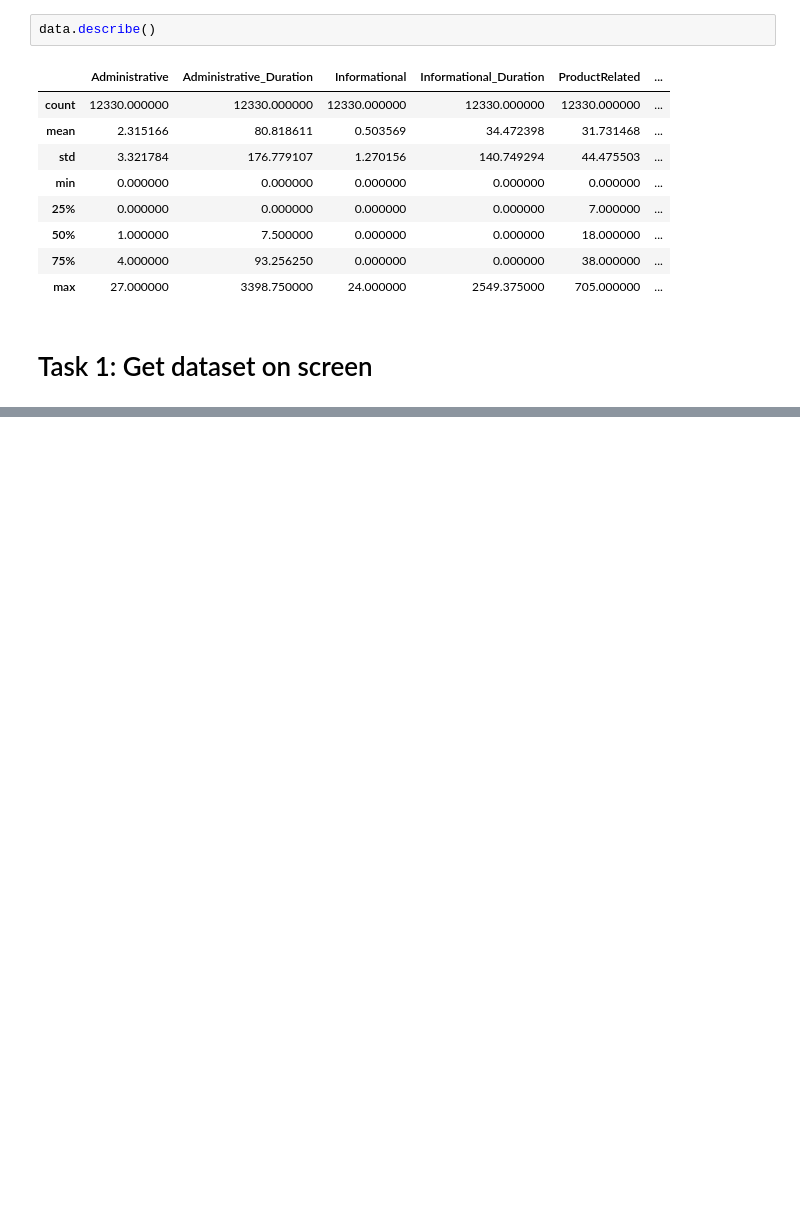
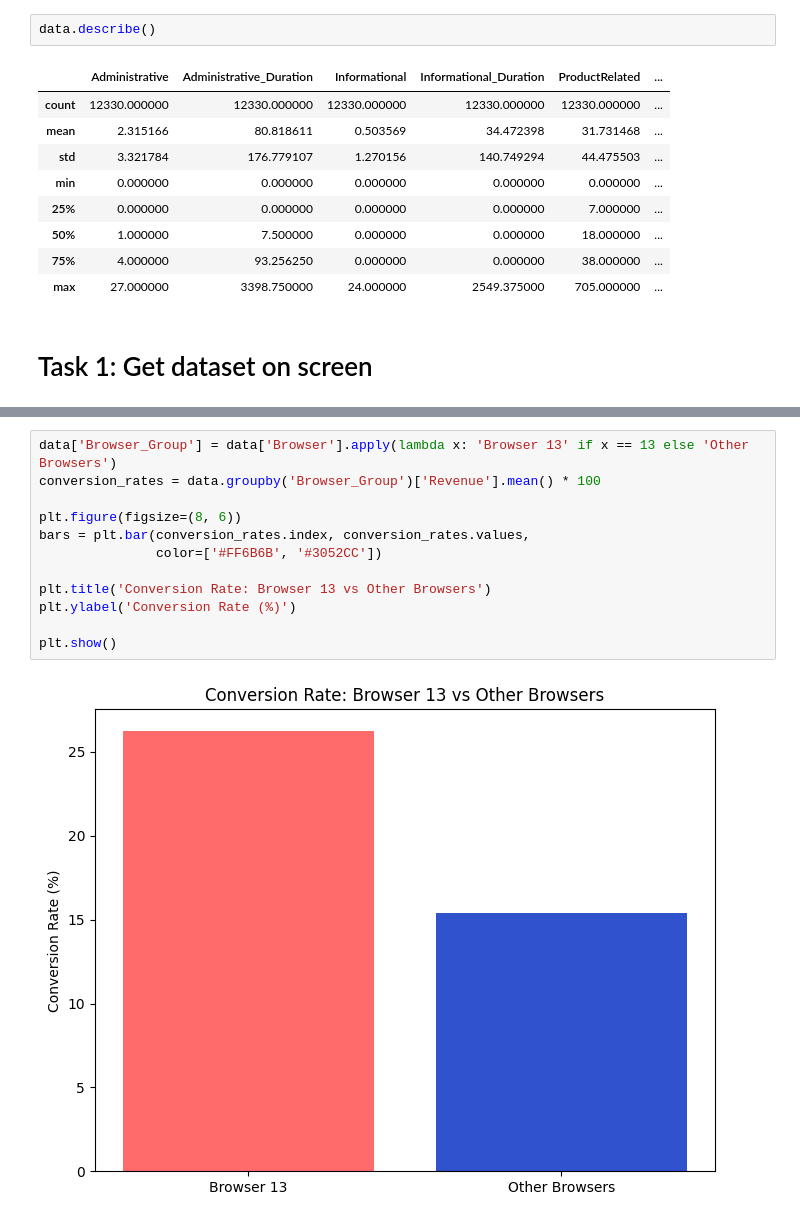
Before and after one commit to andreas4589/DataAnalytics, a Jupyter notebook: PA2/PA2.ipynb, the cells around one changed output, grey strips where cells are left out. Saved outputs shown, nothing was run; the diff lists cells and outputs as text; blank space fills up the shorter version.

```diff
--- a/PA2/PA2.ipynb
+++ b/PA2/PA2.ipynb
@@ -58,0 +106,14 @@ array([<Axes: title={'center': 'False'}>,
+# %%
+data['Browser_Group'] = data['Browser'].apply(lambda x: 'Browser 13' if x == 13 else 'Other Browsers')
+conversion_rates = data.groupby('Browser_Group')['Revenue'].mean() * 100
+
+plt.figure(figsize=(8, 6))
+bars = plt.bar(conversion_rates.index, conversion_rates.values,
+               color=['#FF6B6B', '#3052CC'])
+
+plt.title('Conversion Rate: Browser 13 vs Other Browsers')
+plt.ylabel('Conversion Rate (%)')
+
+plt.show()
+# %% [output]
+[figure, added]
```
Also changed, not shown: parts of 3 cells of this notebook.
